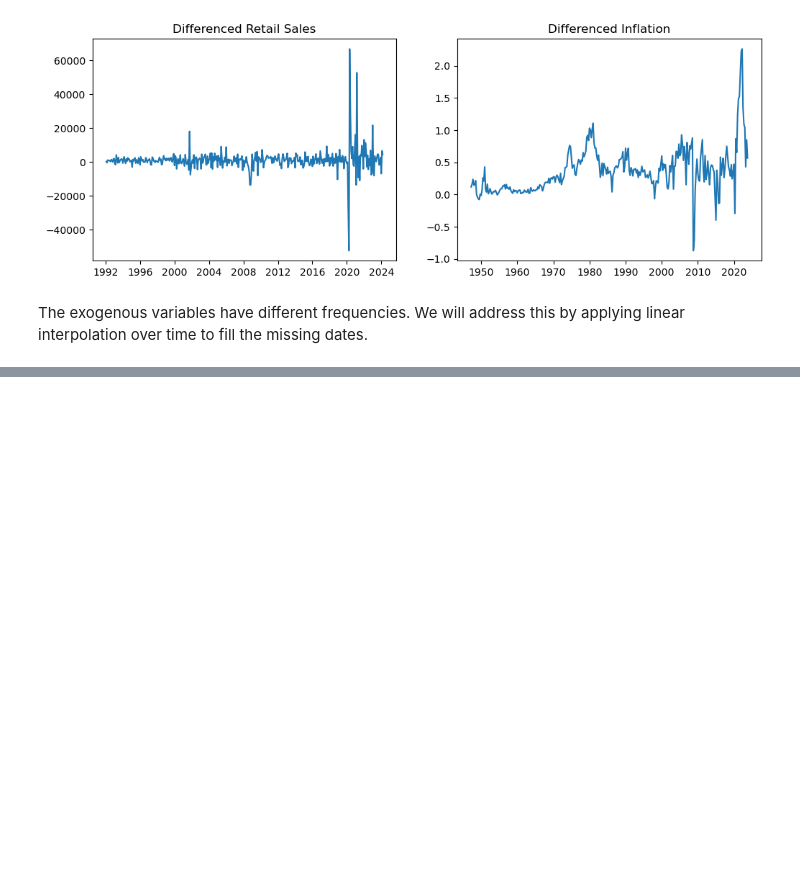
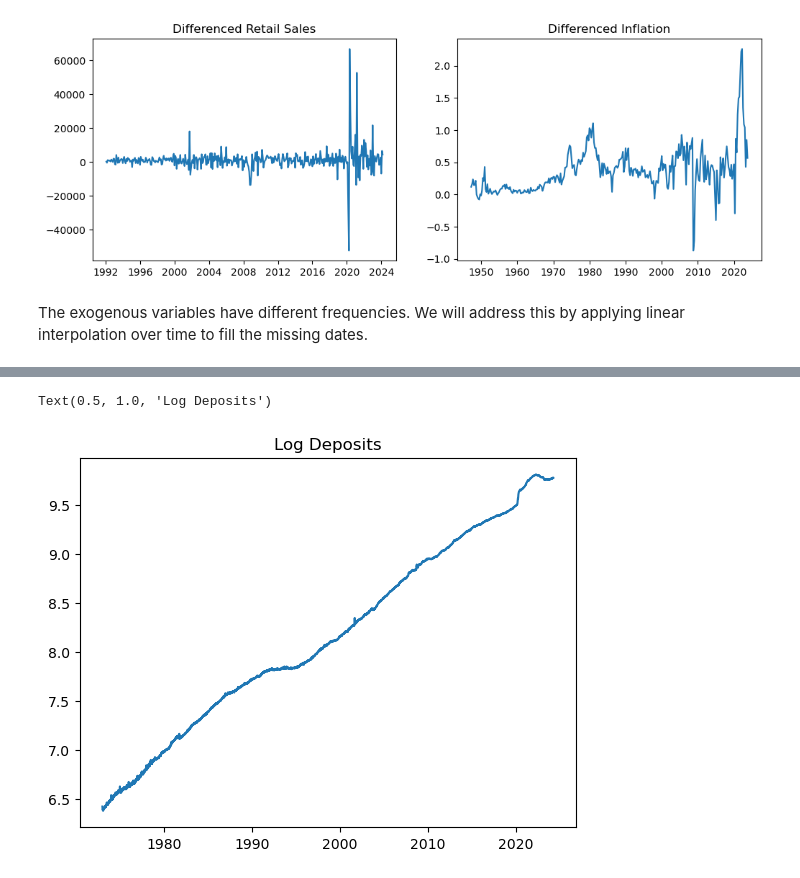
Before and after one commit to evanglas/forecasting-project, a Jupyter notebook: michael.ipynb, the cells around one changed output, grey strips where cells are left out. Saved outputs shown, nothing was run; the diff lists cells and outputs as text; code cells hidden in the pictures; blank space fills up the shorter version.

```diff
--- a/michael.ipynb
+++ b/michael.ipynb
@@ -432,0 +468,6 @@ exog = exog.interpolate(method="time", limit_direction="both")
+# %%
+plt.plot(np.log(deposits))
+plt.title("Log Deposits")
+# %% [output]
+Text(0.5, 1.0, 'Log Deposits')
+[figure, added]
```
Also changed, not shown: parts of 21 cells of this notebook.
